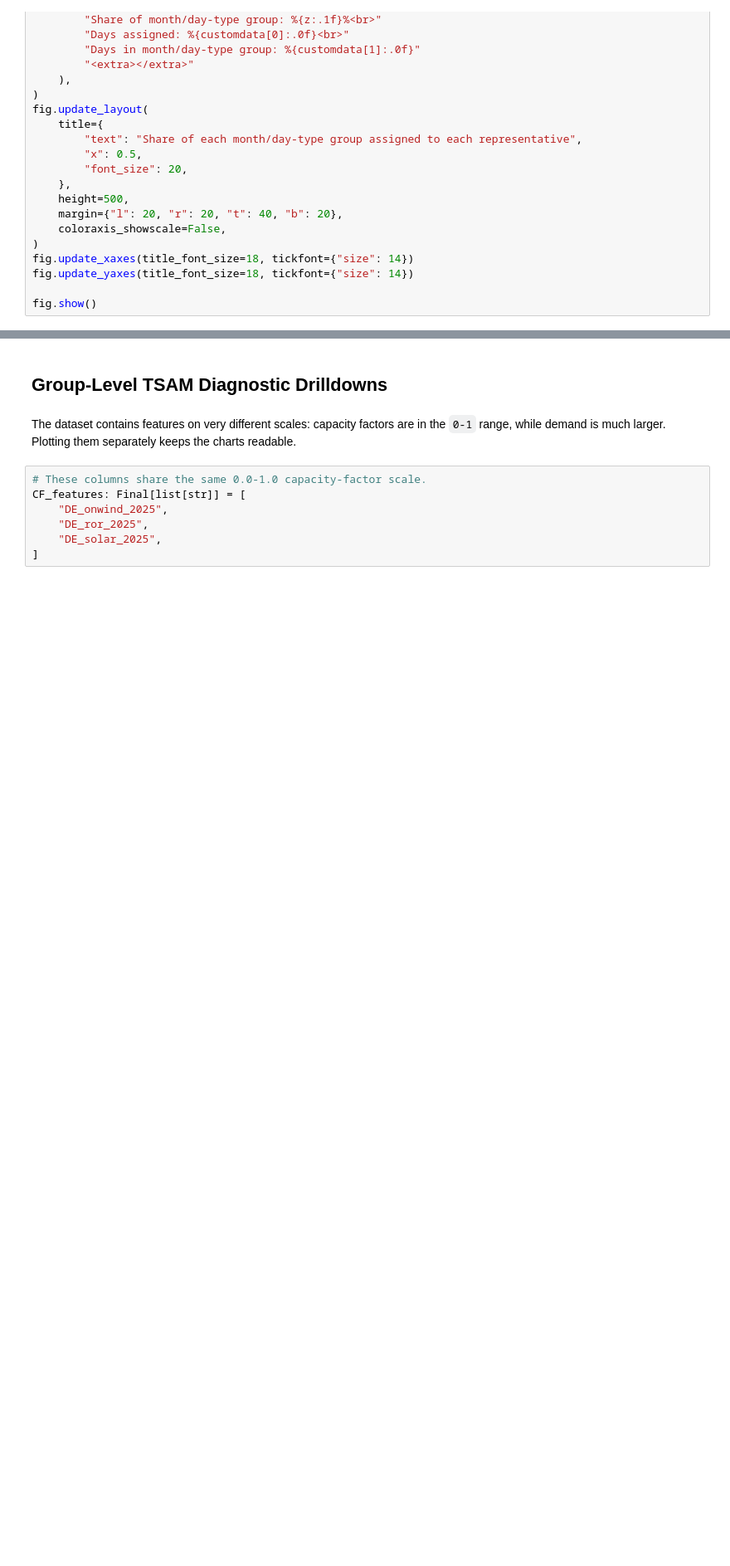
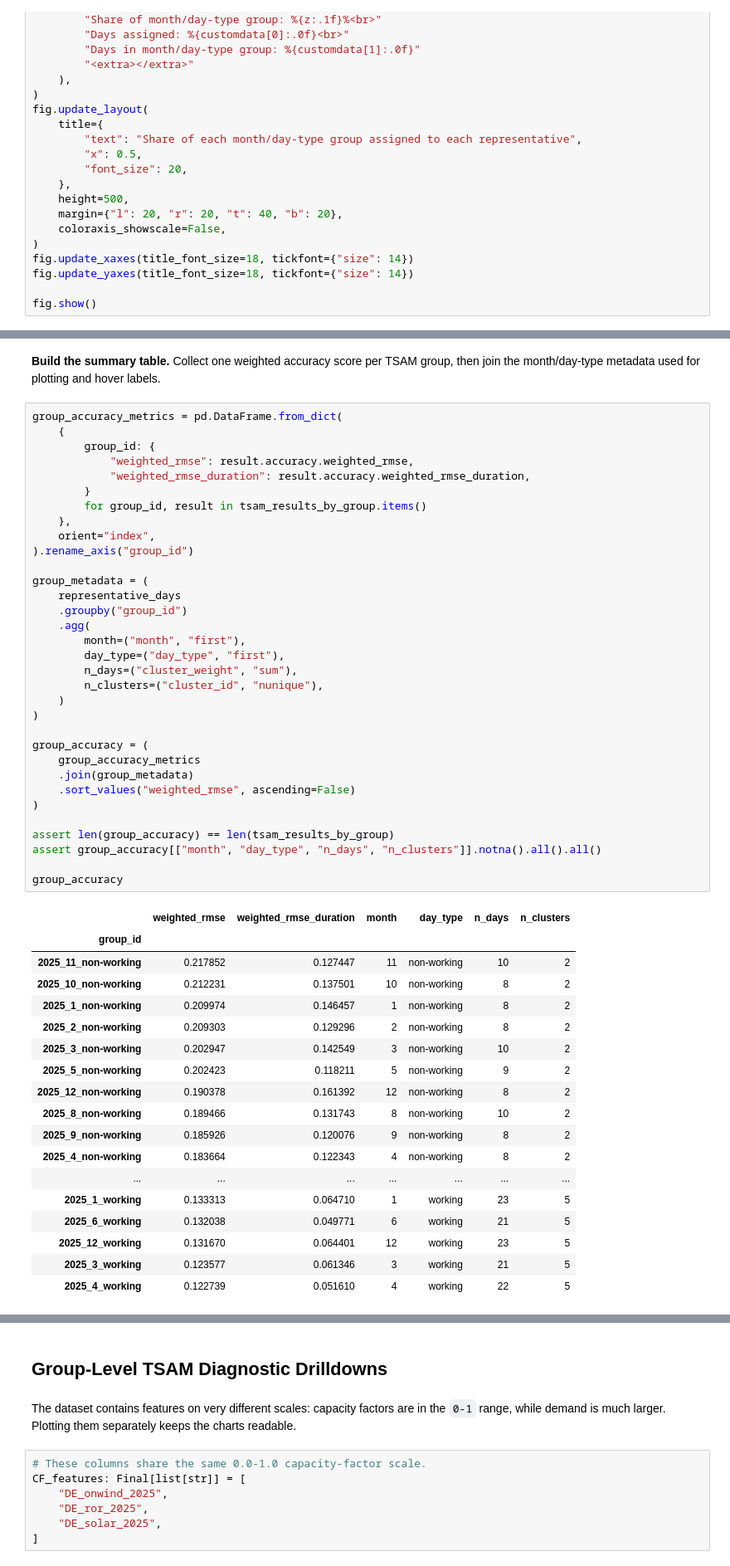
Before and after one commit to komaksym/tsam-notebook-workflows, a Jupyter notebook: src/approach_1.ipynb, the cells around one changed output, grey strips where cells are left out. Shown at 83% size. Saved outputs shown, nothing was run; the diff lists cells and outputs as text; blank space fills up the shorter version.

Commit message:
feat: add Cluster Accuracy Overview: showing cluster errors per-group

```diff
--- a/src/approach_1.ipynb
+++ b/src/approach_1.ipynb
@@ -1611,0 +1617,55 @@ fig.show()
+# %% [markdown]
+**Build the summary table.**
+Collect one weighted accuracy score per TSAM group, then join the month/day-type metadata used for plotting and hover labels.
+# %%
+group_accuracy_metrics = pd.DataFrame.from_dict(
+    {
+        group_id: {
+            "weighted_rmse": result.accuracy.weighted_rmse,
+            "weighted_rmse_duration": result.accuracy.weighted_rmse_duration,
+        }
+        for group_id, result in tsam_results_by_group.items()
+    },
+    orient="index",
+).rename_axis("group_id")
+
+group_metadata = (
+    representative_days
+    .groupby("group_id")
+    .agg(
+        month=("month", "first"),
+        day_type=("day_type", "first"),
+        n_days=("cluster_weight", "sum"),
+        n_clusters=("cluster_id", "nunique"),
+    )
+)
+
+group_accuracy = (
+    group_accuracy_metrics
+    .join(group_metadata)
+    .sort_values("weighted_rmse", ascending=False)
+)
+
+assert len(group_accuracy) == len(tsam_results_by_group)
+assert group_accuracy[["month", "day_type", "n_days", "n_clusters"]].notna().all().all()
+
+group_accuracy
+# %% [output]
+|  | weighted_rmse | weighted_rmse_duration | month | day_type | n_days | n_clusters |
+| group_id |  |  |  |  |  |  |
+| 2025_11_non-working | 0.217852 | 0.127447 | 11 | non-working | 10 | 2 |
+| 2025_10_non-working | 0.212231 | 0.137501 | 10 | non-working | 8 | 2 |
+| 2025_1_non-working | 0.209974 | 0.146457 | 1 | non-working | 8 | 2 |
+| 2025_2_non-working | 0.209303 | 0.129296 | 2 | non-working | 8 | 2 |
+| 2025_3_non-working | 0.202947 | 0.142549 | 3 | non-working | 10 | 2 |
+| 2025_5_non-working | 0.202423 | 0.118211 | 5 | non-working | 9 | 2 |
+| 2025_12_non-working | 0.190378 | 0.161392 | 12 | non-working | 8 | 2 |
+| 2025_8_non-working | 0.189466 | 0.131743 | 8 | non-working | 10 | 2 |
+| 2025_9_non-working | 0.185926 | 0.120076 | 9 | non-working | 8 | 2 |
+| 2025_4_non-working | 0.183664 | 0.122343 | 4 | non-working | 8 | 2 |
+| ... | ... | ... | ... | ... | ... | ... |
+| 2025_1_working | 0.133313 | 0.064710 | 1 | working | 23 | 5 |
+| 2025_6_working | 0.132038 | 0.049771 | 6 | working | 21 | 5 |
+| 2025_12_working | 0.131670 | 0.064401 | 12 | working | 23 | 5 |
+| 2025_3_working | 0.123577 | 0.061346 | 3 | working | 21 | 5 |
+| 2025_4_working | 0.122739 | 0.051610 | 4 | working | 22 | 5 |
```
Also changed, not shown: parts of 3 cells of this notebook.
